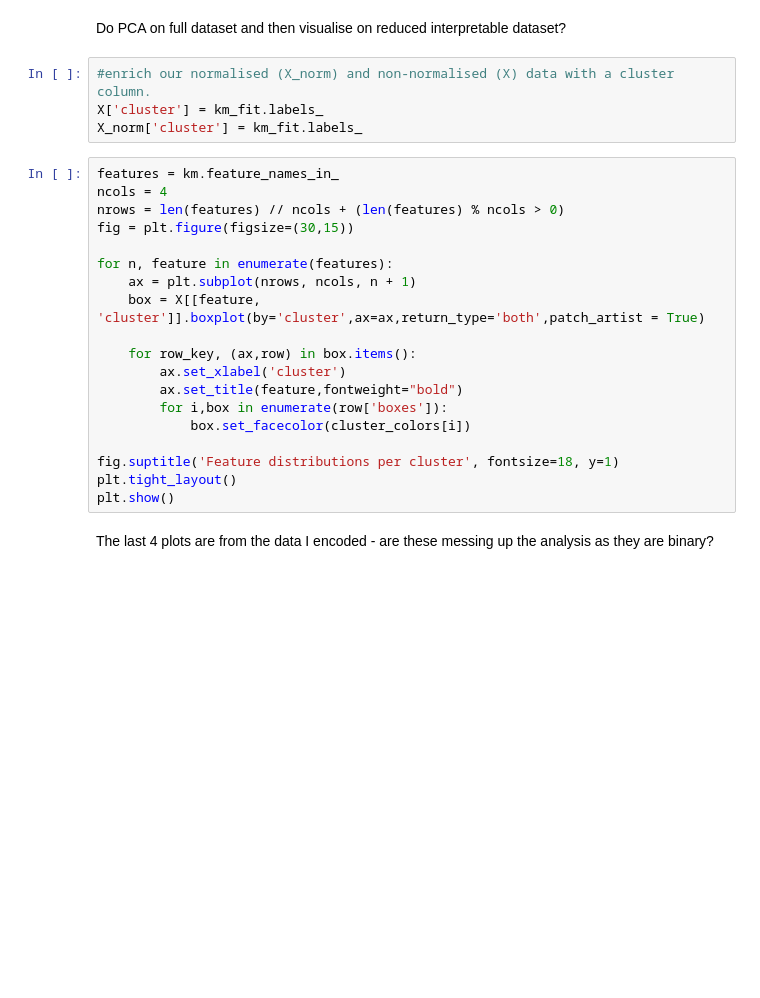
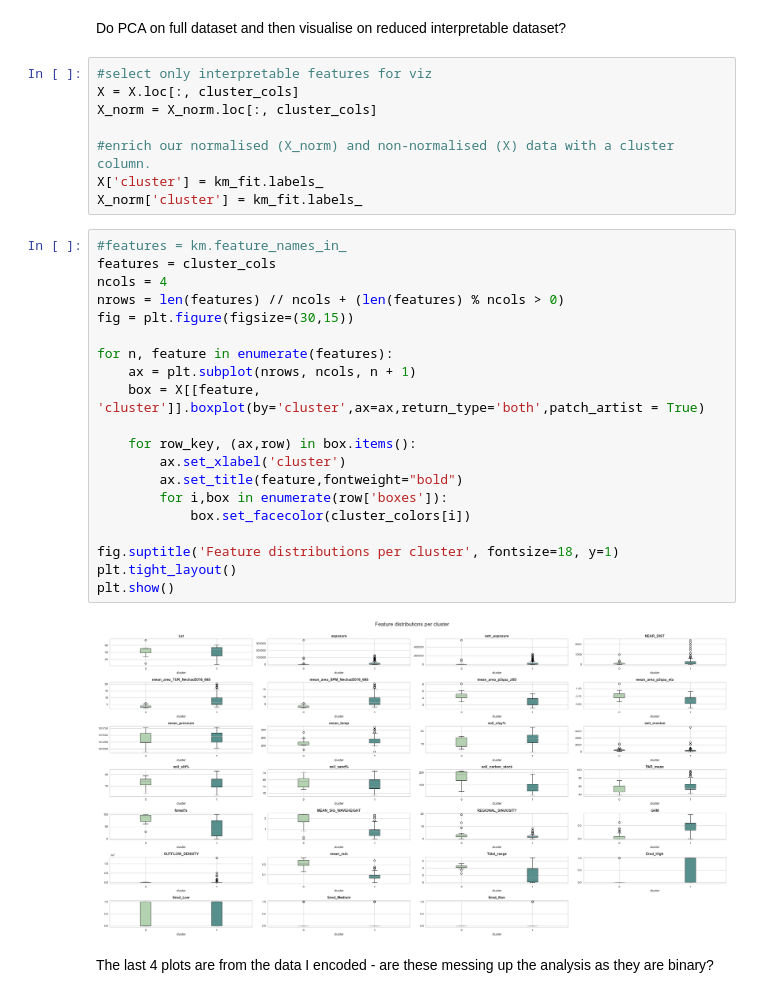
Before and after one commit to datasplod/seagrass_carbon, a Jupyter notebook: Clustering_analysis.ipynb, the cells around one changed output. Saved outputs shown, nothing was run; the diff lists cells and outputs as text; blank space fills up the shorter version.

```diff
--- a/Clustering_analysis.ipynb
+++ b/Clustering_analysis.ipynb
@@ -530,29 +589,36 @@ plt.show()
 ## 7. Cluster characteristics
 # %% [markdown]
 Do PCA on full dataset and then visualise on reduced interpretable dataset?
-# %%
-#enrich our normalised (X_norm) and non-normalised (X) data with a cluster column.
-X['cluster'] = km_fit.labels_
-X_norm['cluster'] = km_fit.labels_
+# %%
+#select only interpretable features for viz
+X = X.loc[:, cluster_cols]
+X_norm = X_norm.loc[:, cluster_cols]
+
+#enrich our normalised (X_norm) and non-normalised (X) data with a cluster column.
+X['cluster'] = km_fit.labels_
+X_norm['cluster'] = km_fit.labels_
 # %%
-features = km.feature_names_in_
+#features = km.feature_names_in_
+features = cluster_cols
 ncols = 4
 nrows = len(features) // ncols + (len(features) % ncols > 0)
 fig = plt.figure(figsize=(30,15))
 
 for n, feature in enumerate(features):
     ax = plt.subplot(nrows, ncols, n + 1)
     box = X[[feature, 'cluster']].boxplot(by='cluster',ax=ax,return_type='both',patch_artist = True)
 
     for row_key, (ax,row) in box.items():
         ax.set_xlabel('cluster')
         ax.set_title(feature,fontweight="bold")
         for i,box in enumerate(row['boxes']):
             box.set_facecolor(cluster_colors[i])
 
 fig.suptitle('Feature distributions per cluster', fontsize=18, y=1)
 plt.tight_layout()
 plt.show()
+# %% [output]
+[figure, added]
 # %% [markdown]
 The last 4 plots are from the data I encoded - are these messing up the analysis as they are binary?
 # %% [markdown]
```
Also changed, not shown: parts of 29 cells of this notebook.
